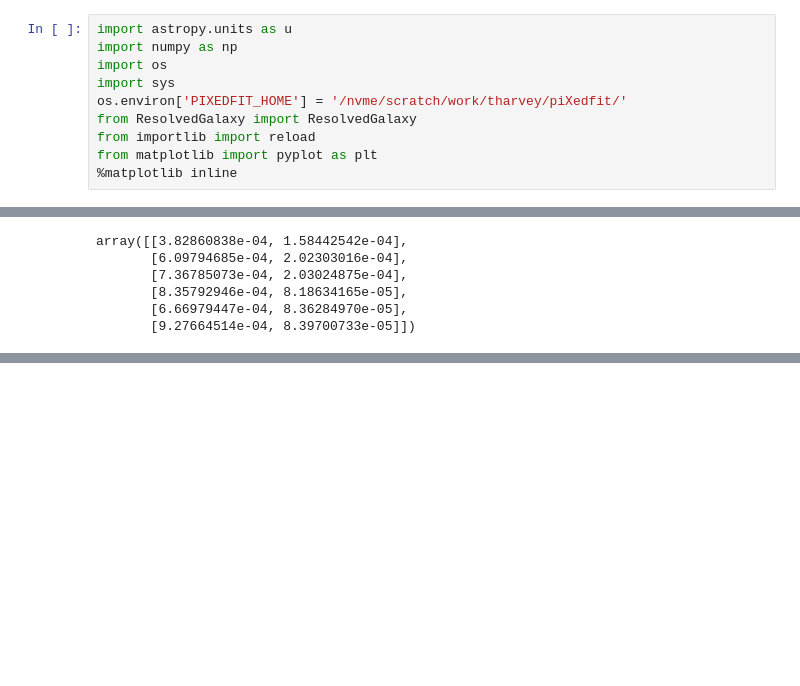
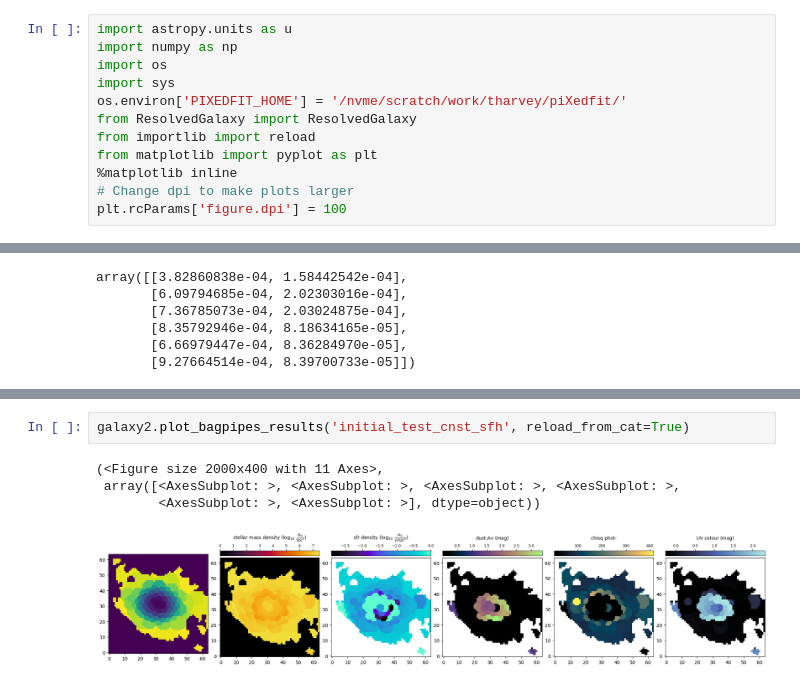
Before and after one commit to tHarvey303/EXPANSE, a Jupyter notebook: testing.ipynb, the cells around one changed output, grey strips where cells are left out. Drawn from its saved outputs; the diff is of its cells as text; blank space fills up the shorter version.

```diff
--- a/testing.ipynb
+++ b/testing.ipynb
@@ -8,6 +8,8 @@ from ResolvedGalaxy import ResolvedGalaxy
 from importlib import reload
 from matplotlib import pyplot as plt
 %matplotlib inline
+# Change dpi to make plots larger
+plt.rcParams['figure.dpi'] = 100
 # %%
 #galaxy = ResolvedGalaxy.init_from_galfind(645, 'NGDEEP2', 'v11', excl_bands = ['F435W', 'F775W', 'F850LP'])
 #galaxy.dump_to_h5()
@@ -171,0 +142,7 @@ KeyboardInterrupt:
+# %%
+galaxy2.plot_bagpipes_results('initial_test_cnst_sfh', reload_from_cat=True)
+# %% [output]
+(<Figure size 2000x400 with 11 Axes>,
+ array([<AxesSubplot: >, <AxesSubplot: >, <AxesSubplot: >, <AxesSubplot: >,
+        <AxesSubplot: >, <AxesSubplot: >], dtype=object))
+[figure, added]
```
Also changed, not shown: parts of 4 cells of this notebook, 3 other files.
